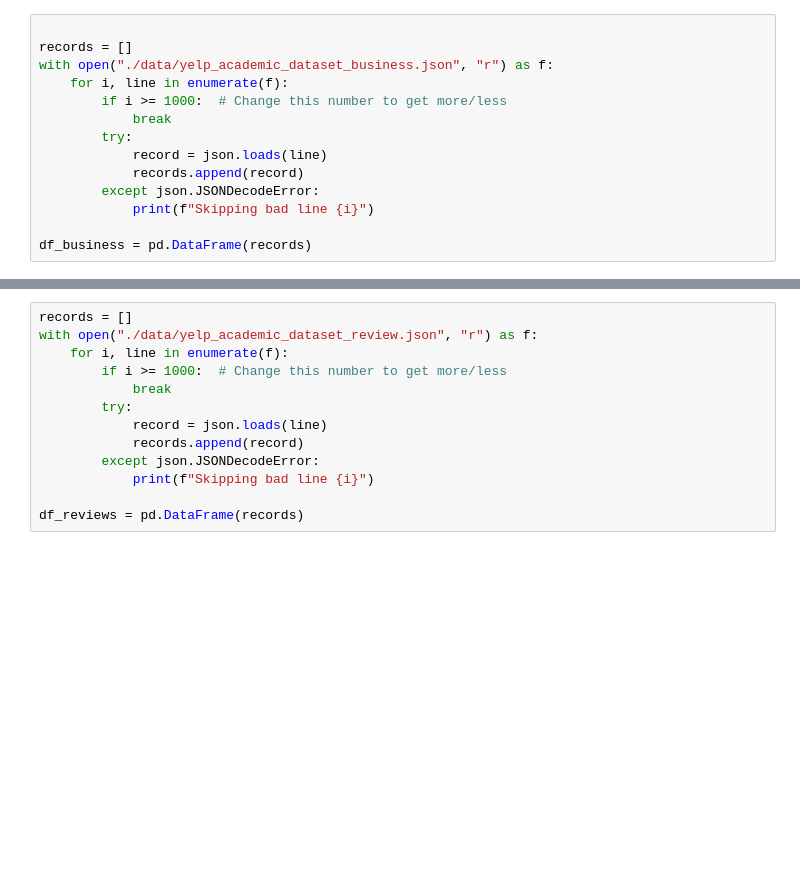
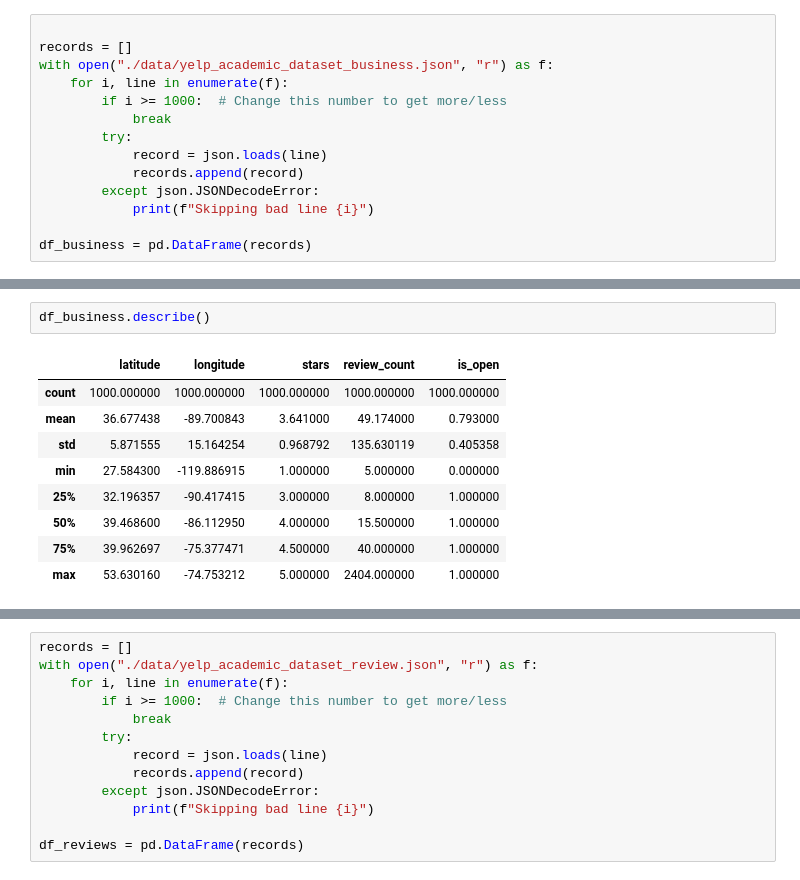
Before and after one commit to DataAnalystAcc/yelp_user_reviews, a Jupyter notebook: read_in_data.ipynb, the cells around one changed output, grey strips where cells are left out. Drawn from its saved outputs; the diff is of its cells as text; blank space fills up the shorter version.

```diff
--- a/read_in_data.ipynb
+++ b/read_in_data.ipynb
@@ -26,3 +26,15 @@ df_business.head()
 | 2 | tUFrWirKiKi_TAnsVWINQQ | Target | 5255 E Broadway Blvd | Tucson | AZ | 85711 | 32.223236 | -110.880452 | 3.5 | ... |
 | 3 | MTSW4McQd7CbVtyjqoe9mw | St Honore Pastries | 935 Race St | Philadelphia | PA | 19107 | 39.955505 | -75.155564 | 4.0 | ... |
 | 4 | mWMc6_wTdE0EUBKIGXDVfA | Perkiomen Valley Brewery | 101 Walnut St | Green Lane | PA | 18054 | 40.338183 | -75.471659 | 4.5 | ... |
+# %%
+df_business.describe()
+# %% [output]
+|  | latitude | longitude | stars | review_count | is_open |
+| count | 1000.000000 | 1000.000000 | 1000.000000 | 1000.000000 | 1000.000000 |
+| mean | 36.677438 | -89.700843 | 3.641000 | 49.174000 | 0.793000 |
+| std | 5.871555 | 15.164254 | 0.968792 | 135.630119 | 0.405358 |
+| min | 27.584300 | -119.886915 | 1.000000 | 5.000000 | 0.000000 |
+| 25% | 32.196357 | -90.417415 | 3.000000 | 8.000000 | 1.000000 |
+| 50% | 39.468600 | -86.112950 | 4.000000 | 15.500000 | 1.000000 |
+| 75% | 39.962697 | -75.377471 | 4.500000 | 40.000000 | 1.000000 |
+| max | 53.630160 | -74.753212 | 5.000000 | 2404.000000 | 1.000000 |
```
Also changed, not shown: parts of 14 cells of this notebook.
